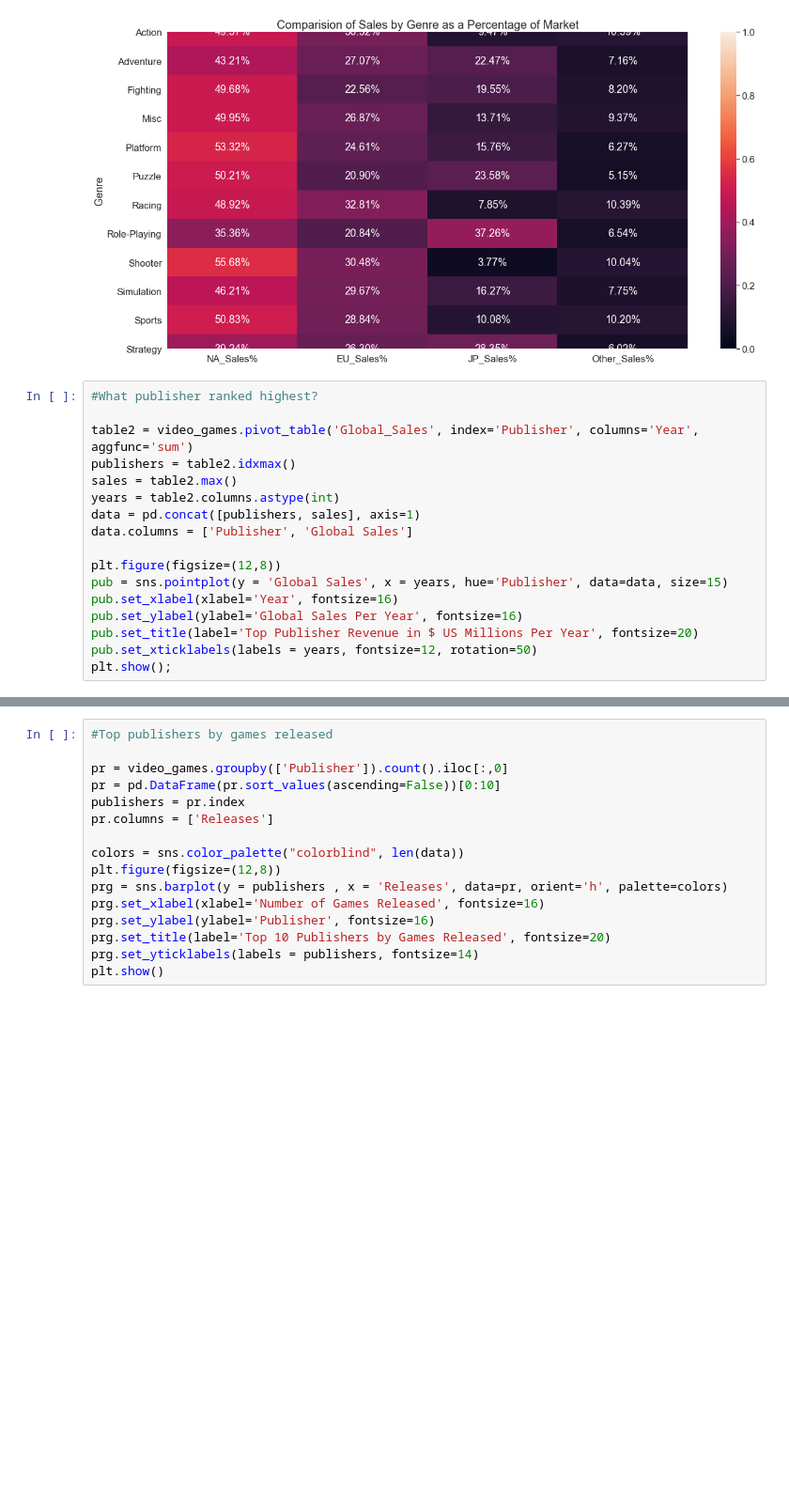
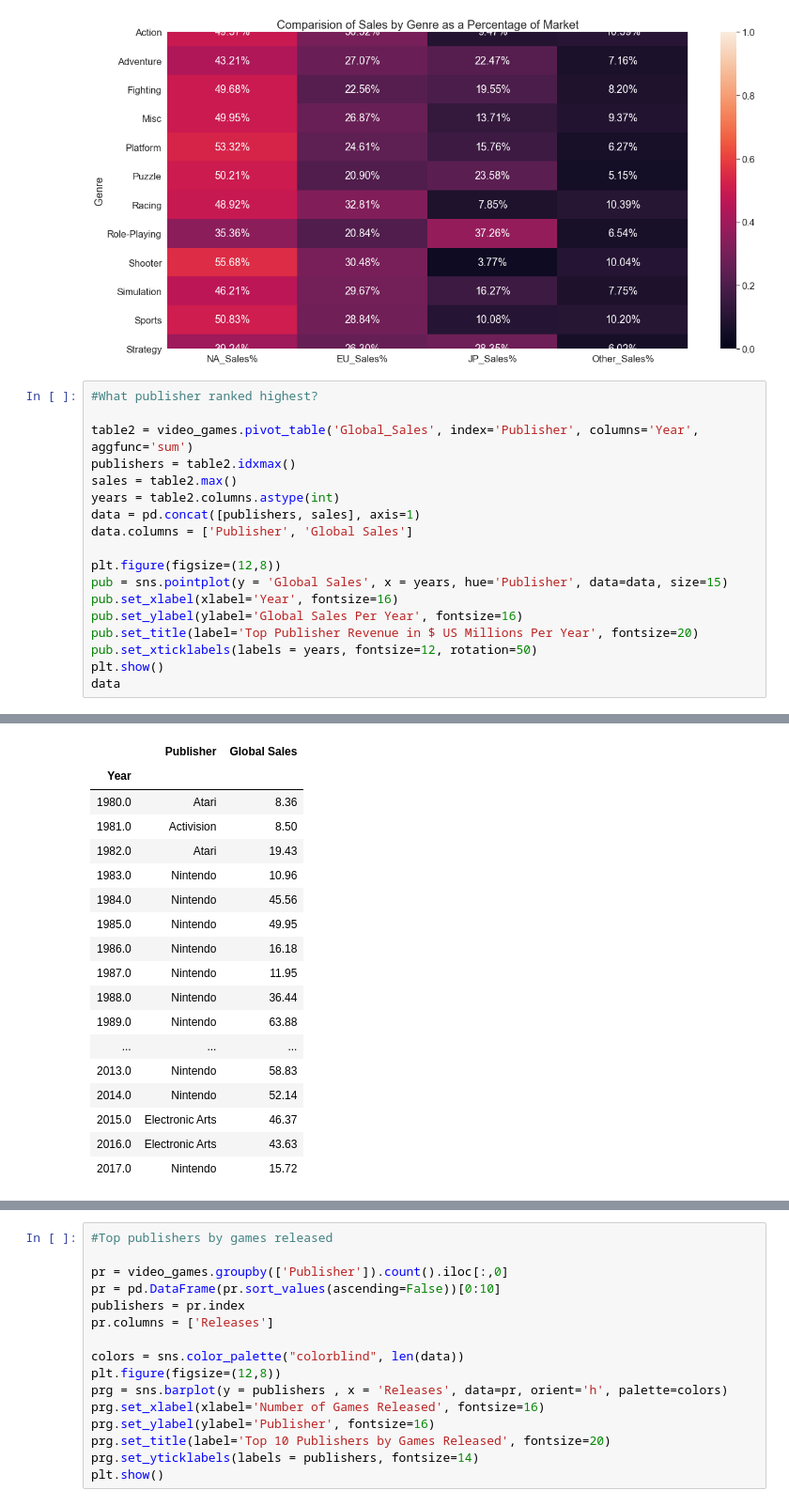
Before and after one commit to pjordan34/video_games, a Jupyter notebook: video_game_sales_analysis.ipynb, the cells around one changed output, grey strips where cells are left out. Shown: that part at 94% size. Drawn from its saved outputs; the diff is of its cells as text; blank space fills up the shorter version.

```diff
--- a/video_game_sales_analysis.ipynb
+++ b/video_game_sales_analysis.ipynb
@@ -208,22 +269,41 @@ plt.show()
 # %%
 #What publisher ranked highest?
 
 table2 = video_games.pivot_table('Global_Sales', index='Publisher', columns='Year', aggfunc='sum')
 publishers = table2.idxmax()
 sales = table2.max()
 years = table2.columns.astype(int)
 data = pd.concat([publishers, sales], axis=1)
 data.columns = ['Publisher', 'Global Sales']
 
 plt.figure(figsize=(12,8))
 pub = sns.pointplot(y = 'Global Sales', x = years, hue='Publisher', data=data, size=15)
 pub.set_xlabel(xlabel='Year', fontsize=16)
 pub.set_ylabel(ylabel='Global Sales Per Year', fontsize=16)
 pub.set_title(label='Top Publisher Revenue in $ US Millions Per Year', fontsize=20)
 pub.set_xticklabels(labels = years, fontsize=12, rotation=50)
-plt.show();
+plt.show()
+data
 # %% [output]
 [figure]
+|  | Publisher | Global Sales |
+| Year |  |  |
+| 1980.0 | Atari | 8.36 |
+| 1981.0 | Activision | 8.50 |
+| 1982.0 | Atari | 19.43 |
+| 1983.0 | Nintendo | 10.96 |
+| 1984.0 | Nintendo | 45.56 |
+| 1985.0 | Nintendo | 49.95 |
+| 1986.0 | Nintendo | 16.18 |
+| 1987.0 | Nintendo | 11.95 |
+| 1988.0 | Nintendo | 36.44 |
+| 1989.0 | Nintendo | 63.88 |
+| ... | ... | ... |
+| 2013.0 | Nintendo | 58.83 |
+| 2014.0 | Nintendo | 52.14 |
+| 2015.0 | Electronic Arts | 46.37 |
+| 2016.0 | Electronic Arts | 43.63 |
+| 2017.0 | Nintendo | 15.72 |
 # %%
 #Now let's see which genre topped each year
 table3 = video_games.pivot_table('Global_Sales', index='Genre', columns='Year', aggfunc='sum')
```
Also changed, not shown: parts of 15 cells of this notebook.
